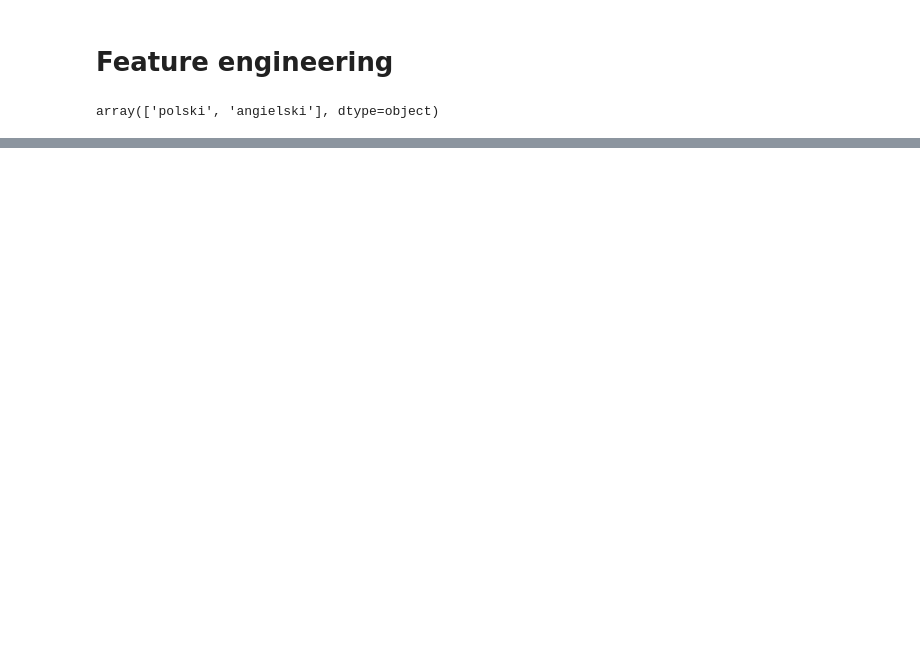
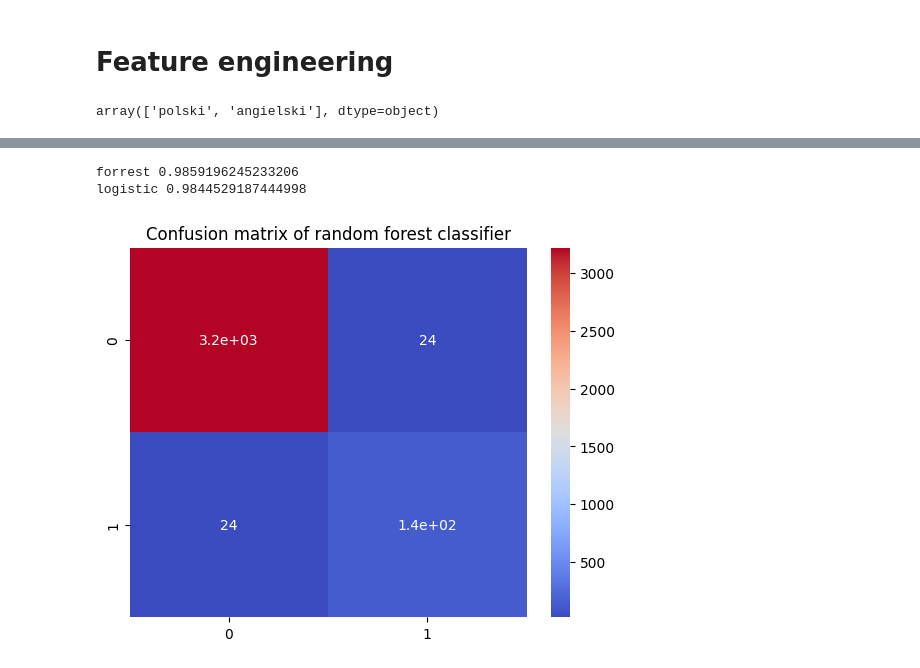
Before and after one commit to beep1000101/lubimyczytac_project, a Jupyter notebook: modelling.ipynb, the cells around one changed output, grey strips where cells are left out. Saved outputs shown, nothing was run; the diff lists cells and outputs as text; code cells hidden in the pictures; blank space fills up the shorter version.

```diff
--- a/modelling.ipynb
+++ b/modelling.ipynb
@@ -87,2 +102,3 @@ from sklearn.feature_selection import SelectKBest, f_classif, RFE
 # %%
-forest_classifier = RandomForestClassifier(n_estimators=100, random_state=1982556647665255855)
+forest_classifier = RandomForestClassifier(n_estimators=200, random_state=6676)
+logistic_regression = LogisticRegression(max_iter=500)
@@ -108,0 +105,5 @@ dtype: object
+# %%
+rfe_forrest = RFE(forest_classifier, n_features_to_select=8)
+rfe_forrest.fit(X_train, y_train)
+rfe_logistic = RFE(logistic_regression, n_features_to_select=8)
+rfe_logistic.fit(X_train, y_train)
@@ -108,0 +129,5 @@ dtype: object
+# %%
+selected_features_forrest = X_train.columns[rfe_forrest.support_]
+print('Selected features:', selected_features_forrest)
+selected_features_logistic = X_train.columns[rfe_logistic.support_]
+print('Selected features:', selected_features_logistic)
@@ -108,0 +143,21 @@ dtype: object
+# %%
+# random forrest classifier
+forest_classifier.fit(X_train[selected_features_forrest], y_train)
+y_forrest_pred = forest_classifier.predict(X_test[selected_features_forrest])
+
+# logistic regression
+logistic_regression.fit(X_train[selected_features_logistic], y_train)
+y_logistic_pred = logistic_regression.predict(X_test[selected_features_logistic])
+# %%
+print('forrest', accuracy_score(y_test, y_forrest_pred))
+print('logistic', accuracy_score(y_test, y_logistic_pred))
+# %% [output]
+forrest 0.9859196245233206
+logistic 0.9844529187444998
+# %%
+cm = confusion_matrix(y_test, y_forrest_pred)
+sns.heatmap(cm, annot=True, cmap='coolwarm')
+plt.title('Confusion matrix of random forest classifier')
+plt.show()
+# %% [output]
+[figure, added]
```
Also changed, not shown: parts of 23 cells of this notebook, 4 other files.
